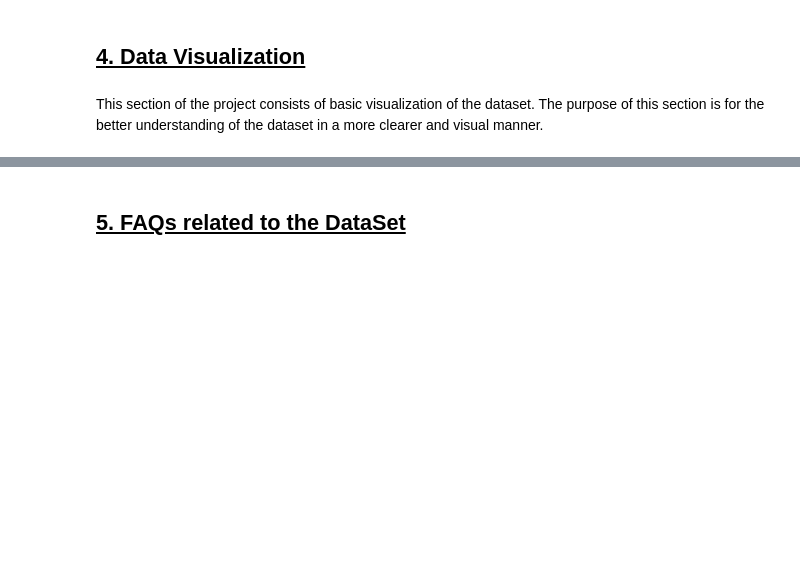
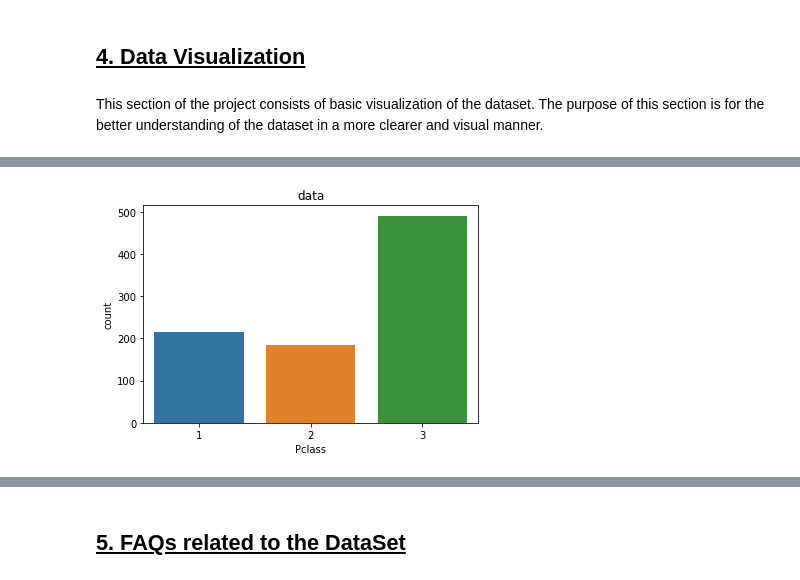
Before and after one commit to anushkaguptaaa/pytanic, a Jupyter notebook: Data Visualization with Titanic.ipynb, the cells around one changed output, grey strips where cells are left out. Cells and saved outputs as stored; diff of their text form; code cells hidden in the pictures; blank space fills up the shorter version.

```diff
--- a/Data Visualization with Titanic.ipynb
+++ b/Data Visualization with Titanic.ipynb
@@ -207,0 +221,5 @@ This section of the project consists of basic visualization of the dataset. The
+# %%
+ax = sns.countplot(x="Pclass", data=data)
+ax.set_title('data');
+# %% [output]
+[figure, added]
```
Also changed, not shown: parts of 13 cells of this notebook, 2 other files.
